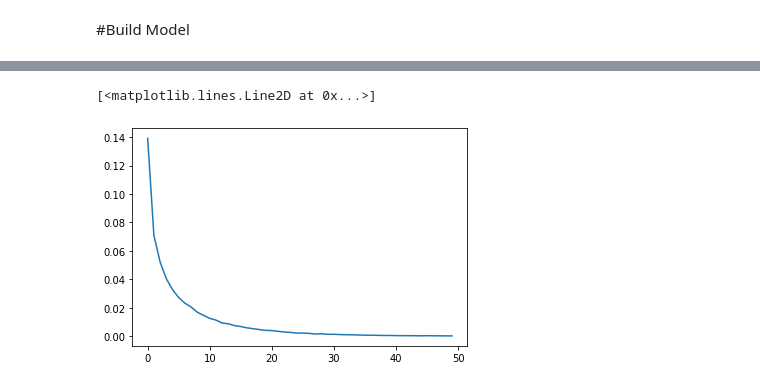
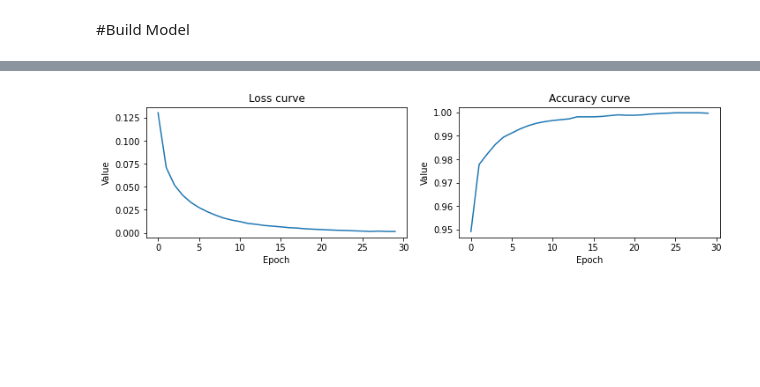
Before and after one commit to mustopahasan/MLCC-FakeJobPredictionPost, a Jupyter notebook: MLCC_JobPostingWithEDA.ipynb, the cells around one changed output, grey strips where cells are left out. Drawn from its saved outputs; the diff is of its cells as text; code cells hidden in the pictures; blank space fills up the shorter version.

```diff
--- a/MLCC_JobPostingWithEDA.ipynb
+++ b/MLCC_JobPostingWithEDA.ipynb
@@ -258,20 +264,26 @@ def train_model(model, dataset, epochs, label_name,
   hist = pd.DataFrame(history.history)
 
   return epochs, hist
-# %%
-def plot_curve(epochs, hist, list_of_metrics):
-
-  plt.figure()
-  plt.xlabel("Epoch")
-  plt.ylabel("Value")
-
-  for m in list_of_metrics:
-    x = hist[m]
-    plt.plot(epochs[1:], x[1:], label=m)
-  plt.legend()
+# %%
+def plot_curve(epochs, hist):
+
+  fig = plt.figure(figsize=(18,6))
+
+  plt.subplot2grid((2,3),(0,0))
+  plt.plot(epochs, hist.loss)
+  plt.title('Loss curve')
+  plt.xlabel("Epoch")
+  plt.ylabel("Value")
+
+  plt.subplot2grid((2,3),(0,1))
+  plt.plot(epochs, hist.accuracy)
+  plt.title('Accuracy curve')
+  plt.xlabel("Epoch")
+  plt.ylabel("Value")
 # %%
+#setting hyperparameter value
 learning_rate = 0.05
-epochs = 50
+epochs = 30
 batch_size = 100
 label_name = "fraudulent"
 classification_threshold = 0.45
@@ -281,12 +293,8 @@ METRICS = [
                                            threshold=classification_threshold),
           ]
 
-my_model = create_model(learning_rate, feature_layer, METRICS)
+model1 = create_model(learning_rate, feature_layer, METRICS)
 
-epochs, hist = train_model(my_model, train, epochs,
+epochs1, hist1 = train_model(model1, train, epochs,
                            label_name, batch_size)
-
-list_of_metrics_to_plot = ['accuracy']
-
-plot_curve(epochs, hist, list_of_metrics_to_plot)
 # %% [output]
@@ -311,8 +318,7 @@ Epoch 50/50
-# %%
-plt.plot(epochs,hist.loss)
-# %% [output]
-[<matplotlib.lines.Line2D at 0x...>]
-[figure, removed]
+# %%
+plot_curve(epochs1, hist1)
+# %% [output]
+[figure, added]
 # %%
 features = {name:np.array(value) for name, value in test.items()}
 label = np.array(features.pop(label_name))
```
Also changed, not shown: parts of 20 cells of this notebook.
